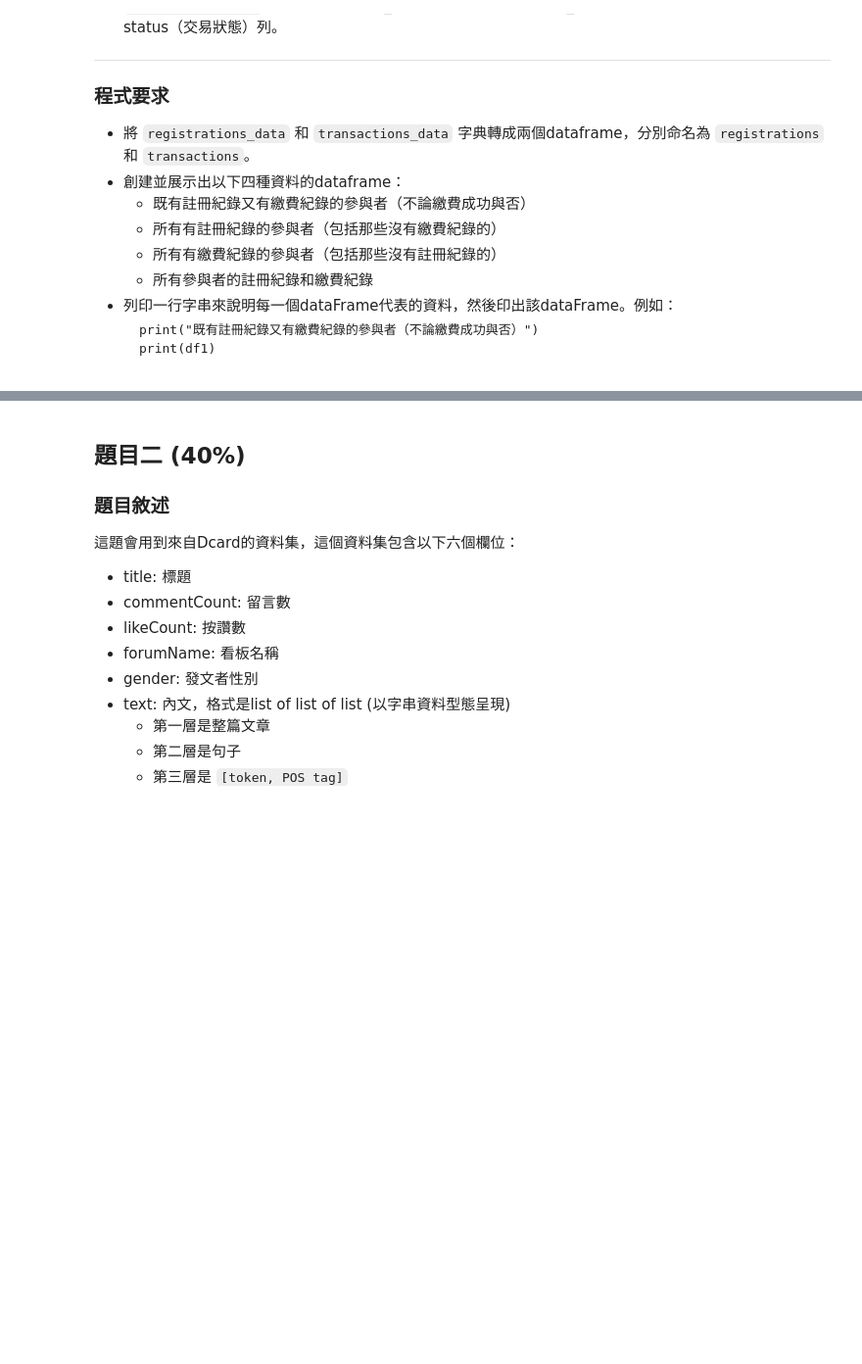
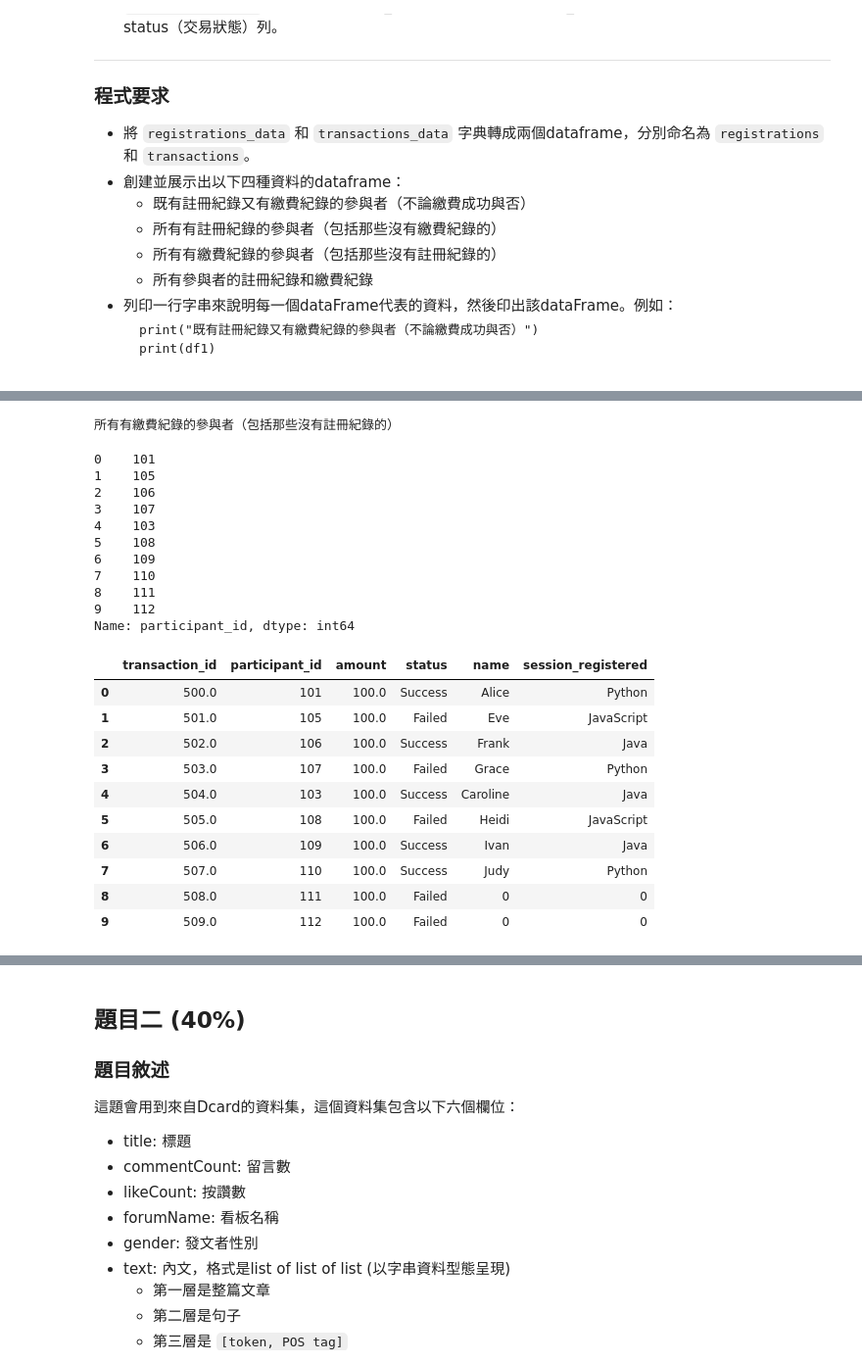
Before and after one commit to TTTBEAR123222/HW7_data_wrangling, a Jupyter notebook: HW7_data_wrangling.ipynb, the cells around one changed output, grey strips where cells are left out. Shown: that part at 98% size. Cells and saved outputs as stored; diff of their text form; code cells hidden in the pictures; blank space fills up the shorter version.

```diff
--- a/HW7_data_wrangling.ipynb
+++ b/HW7_data_wrangling.ipynb
@@ -55,2 +119,31 @@ print(df3)
+# %%
+print("所有有繳費紀錄的參與者（包括那些沒有註冊紀錄的）")
+df3=merged.query('transaction_id != 0 ')
+display(df3['participant_id'])
+display(df3)
+# %% [output]
+所有有繳費紀錄的參與者（包括那些沒有註冊紀錄的）
+0    101
+1    105
+2    106
+3    107
+4    103
+5    108
+6    109
+7    110
+8    111
+9    112
+Name: participant_id, dtype: int64
+|  | transaction_id | participant_id | amount | status | name | session_registered |
+| 0 | 500.0 | 101 | 100.0 | Success | Alice | Python |
+| 1 | 501.0 | 105 | 100.0 | Failed | Eve | JavaScript |
+| 2 | 502.0 | 106 | 100.0 | Success | Frank | Java |
+| 3 | 503.0 | 107 | 100.0 | Failed | Grace | Python |
+| 4 | 504.0 | 103 | 100.0 | Success | Caroline | Java |
+| 5 | 505.0 | 108 | 100.0 | Failed | Heidi | JavaScript |
+| 6 | 506.0 | 109 | 100.0 | Success | Ivan | Java |
+| 7 | 507.0 | 110 | 100.0 | Success | Judy | Python |
+| 8 | 508.0 | 111 | 100.0 | Failed | 0 | 0 |
+| 9 | 509.0 | 112 | 100.0 | Failed | 0 | 0 |
 # %%
 print("所有參與者的註冊紀錄和繳費紀錄")
```
Also changed, not shown: parts of 9 cells of this notebook.
